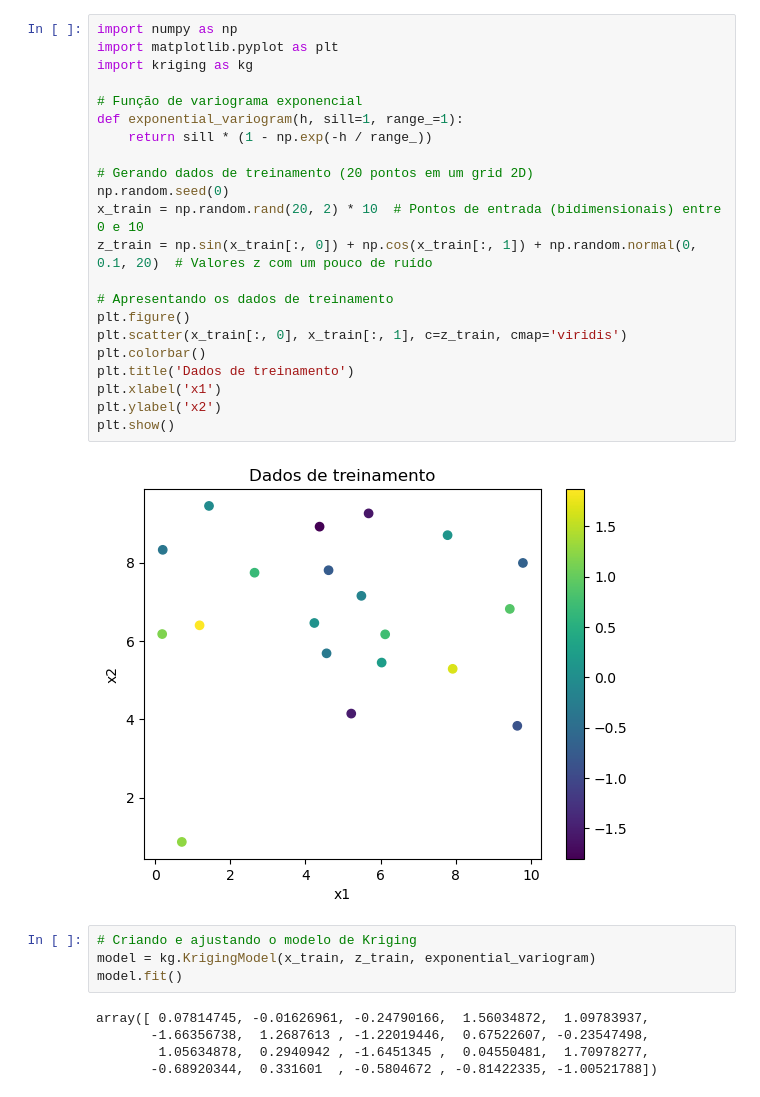
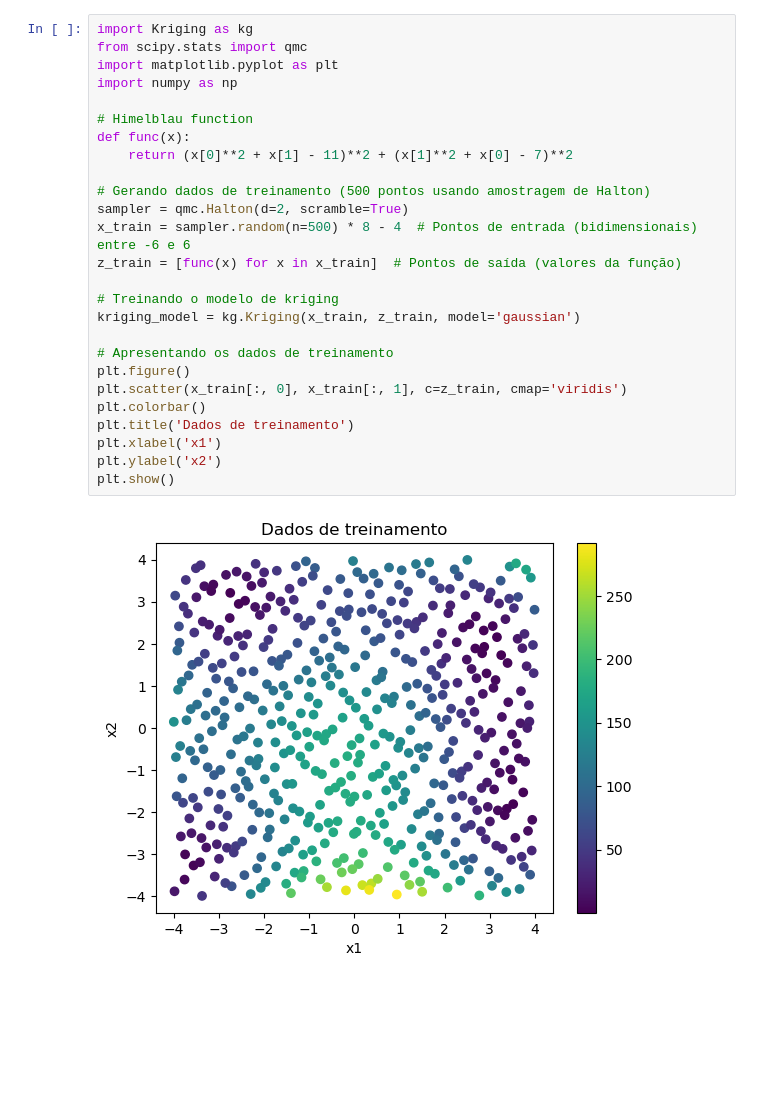
Before and after one commit to GaBaioni/Kriging, a Jupyter notebook: Example.ipynb, the cells around one changed output. Saved outputs shown, nothing was run; the diff lists cells and outputs as text; blank space fills up the shorter version.

```diff
--- a/Example.ipynb
+++ b/Example.ipynb
@@ -1,33 +11,28 @@
 # %%
+import Kriging as kg
+from scipy.stats import qmc
+import matplotlib.pyplot as plt
 import numpy as np
-import matplotlib.pyplot as plt
-import kriging as kg
 
-# Função de variograma exponencial
-def exponential_variogram(h, sill=1, range_=1):
-    return sill * (1 - np.exp(-h / range_))
+# Himelblau function
+def func(x):
+    return (x[0]**2 + x[1] - 11)**2 + (x[1]**2 + x[0] - 7)**2
 
-# Gerando dados de treinamento (20 pontos em um grid 2D)
-np.random.seed(0)
-x_train = np.random.rand(20, 2) * 10  # Pontos de entrada (bidimensionais) entre 0 e 10
-z_train = np.sin(x_train[:, 0]) + np.cos(x_train[:, 1]) + np.random.normal(0, 0.1, 20)  # Valores z com um pouco de ruído
+# Gerando dados de treinamento (500 pontos usando amostragem de Halton)
+sampler = qmc.Halton(d=2, scramble=True)
+x_train = sampler.random(n=500) * 8 - 4  # Pontos de entrada (bidimensionais) entre -6 e 6
+z_train = [func(x) for x in x_train]  # Pontos de saída (valores da função)
+
+# Treinando o modelo de kriging
+kriging_model = kg.Kriging(x_train, z_train, model='gaussian')
 
 # Apresentando os dados de treinamento
 plt.figure()
 plt.scatter(x_train[:, 0], x_train[:, 1], c=z_train, cmap='viridis')
 plt.colorbar()
 plt.title('Dados de treinamento')
 plt.xlabel('x1')
 plt.ylabel('x2')
 plt.show()
 # %% [output]
-[figure, old version]
+[figure, new version]
-# %%
-# Criando e ajustando o modelo de Kriging
-model = kg.KrigingModel(x_train, z_train, exponential_variogram)
-model.fit()
-# %% [output]
-array([ 0.07814745, -0.01626961, -0.24790166,  1.56034872,  1.09783937,
-       -1.66356738,  1.2687613 , -1.22019446,  0.67522607, -0.23547498,
-        1.05634878,  0.2940942 , -1.6451345 ,  0.04550481,  1.70978277,
-       -0.68920344,  0.331601  , -0.5804672 , -0.81422335, -1.00521788])
```
Also changed, not shown: parts of 10 cells of this notebook, 1 other file.
